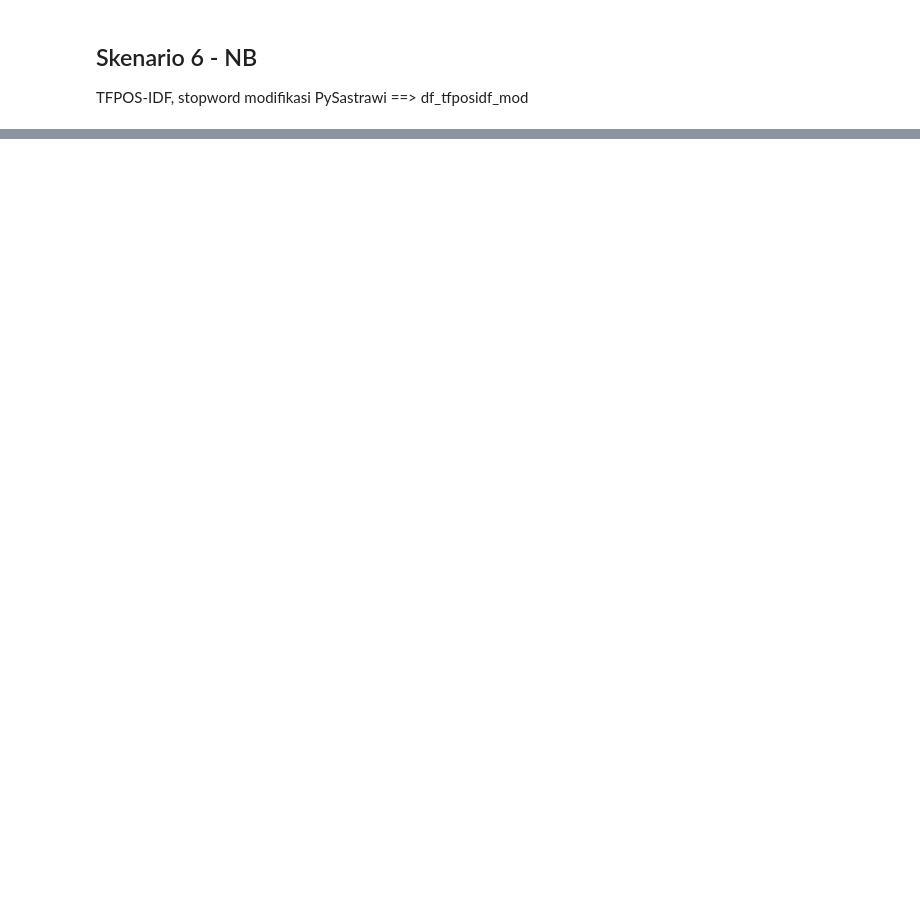
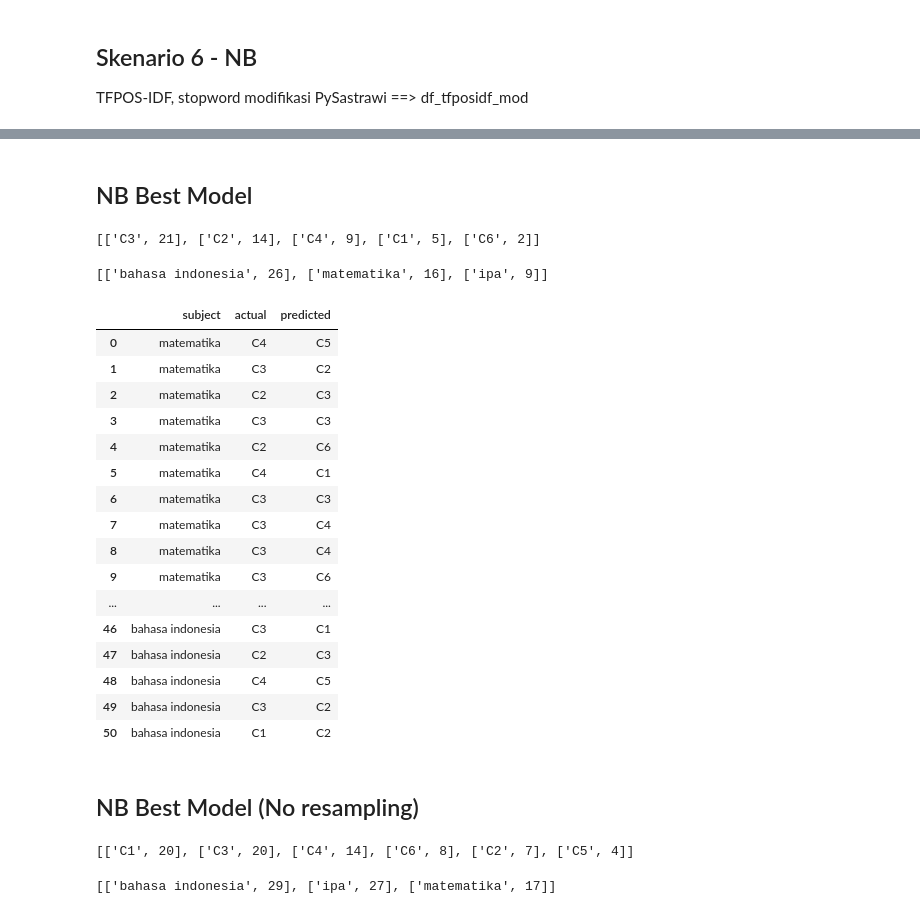
Before and after one commit to prawiraadam/finalproject, a Jupyter notebook: Bloom Classification.ipynb, the cells around one changed output, grey strips where cells are left out. Drawn from its saved outputs; the diff is of its cells as text; code cells hidden in the pictures; blank space fills up the shorter version.

```diff
--- a/Bloom Classification.ipynb
+++ b/Bloom Classification.ipynb
@@ -1438,0 +1604,51 @@ F1 Score:  0.8103342780421434
+# %% [markdown]
+## NB Best Model
+# %%
+predicted_nb = pred_nb_best.tolist()
+actual_nb = y_test_nbb.label.tolist()
+
+# ambil liat yang salah prediksi di index mana aja
+false_index_nb, prediction_nb = get_false_idx(predicted_nb, actual_nb, y_test_nbb)
+
+# ambil index asli di dataframe sebelum resampling
+real_idx_nb = get_real_idx(false_index_nb, df_tfidf_ros_mod, df_tfidf_mod)
+# %%
+# hitung jumlah salah prediksi
+false_count_nb = sorted(get_false_count(prediction_nb), key=lambda l:l[1], reverse=True)
+print(false_count_nb)
+# %% [output]
+[['C3', 21], ['C2', 14], ['C4', 9], ['C1', 5], ['C6', 2]]
+# %%
+# summary dari hasil salah prediksi per subject
+subject_sum_nb = sorted(get_subject_summary(real_idx_nb, df, predicted_nb), key=lambda l:l[1], reverse=True)
+print(subject_sum_nb)
+# %% [output]
+[['bahasa indonesia', 26], ['matematika', 16], ['ipa', 9]]
+# %%
+# ambil subject detail
+df_subject_detail_nb = pd.DataFrame(sorted(get_subject_detail(real_idx_nb, df, predicted_nb),
+                                            key=lambda l:l[0],
+                                            reverse=True),
+                                    columns = ['subject', 'actual', 'predicted'])
+
+df_subject_detail_nb.head(52)
+# %% [output]
+|  | subject | actual | predicted |
+| 0 | matematika | C4 | C5 |
+| 1 | matematika | C3 | C2 |
+| 2 | matematika | C2 | C3 |
+| 3 | matematika | C3 | C3 |
+| 4 | matematika | C2 | C6 |
+| 5 | matematika | C4 | C1 |
+| 6 | matematika | C3 | C3 |
+| 7 | matematika | C3 | C4 |
+| 8 | matematika | C3 | C4 |
+| 9 | matematika | C3 | C6 |
+| ... | ... | ... | ... |
+| 46 | bahasa indonesia | C3 | C1 |
+| 47 | bahasa indonesia | C2 | C3 |
+| 48 | bahasa indonesia | C4 | C5 |
+| 49 | bahasa indonesia | C3 | C2 |
+| 50 | bahasa indonesia | C1 | C2 |
+# %% [markdown]
+## NB Best Model (No resampling)
@@ -1438,0 +1661,12 @@ F1 Score:  0.8103342780421434
+# %%
+# hitung jumlah salah prediksi
+false_count_nb_nr = sorted(get_false_count(prediction_nb_nr), key=lambda l:l[1], reverse=True)
+print(false_count_nb_nr)
+# %% [output]
+[['C1', 20], ['C3', 20], ['C4', 14], ['C6', 8], ['C2', 7], ['C5', 4]]
+# %%
+# summary dari hasil salah prediksi per subject
+subject_sum_nb_nr = sorted(get_subject_summary(false_index_nb_nr, df, predicted_nb_nr), key=lambda l:l[1], reverse=True)
+print(subject_sum_nb_nr)
+# %% [output]
+[['bahasa indonesia', 29], ['ipa', 27], ['matematika', 17]]
```
Also changed, not shown: parts of 82 cells of this notebook, 28 other files.
